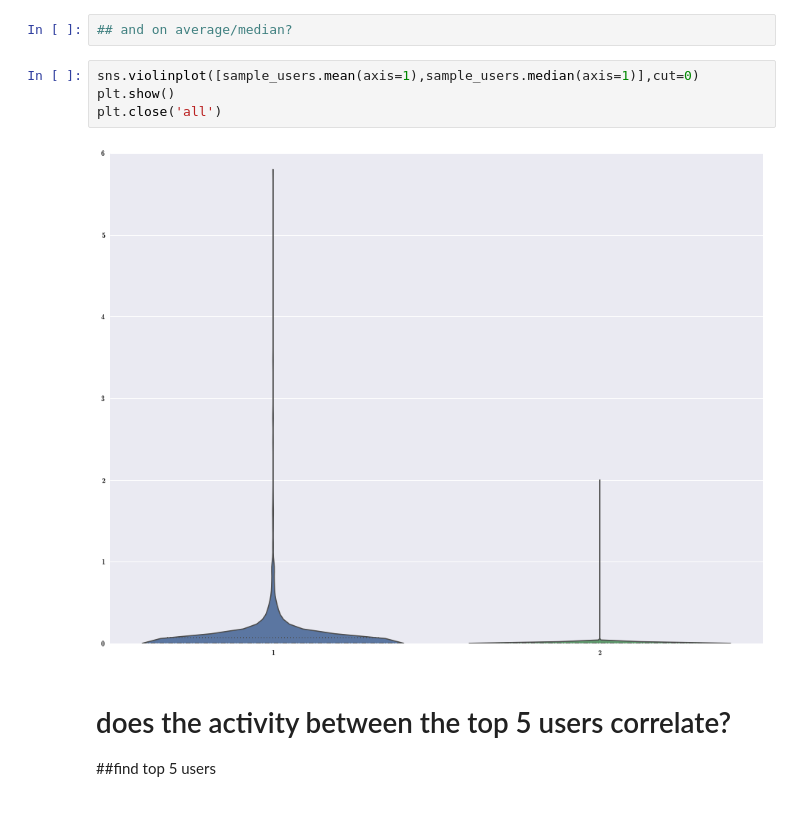
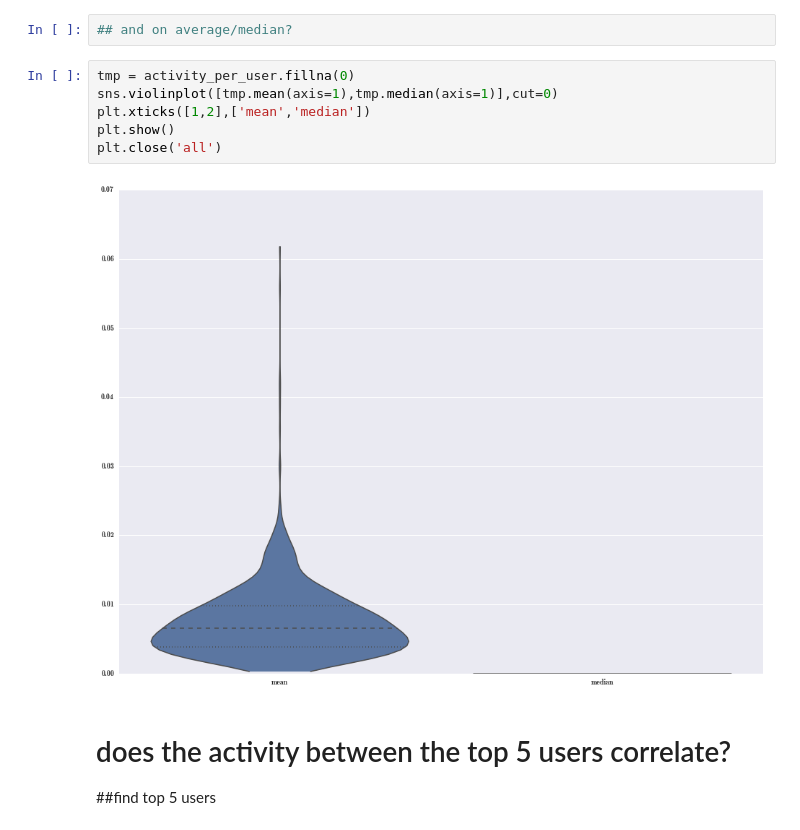
Before and after one commit to floriangeigl/pdgt, a Jupyter notebook: PandasGraphToolTutorial.ipynb, the cells around one changed output. Cells and saved outputs as stored; diff of their text form.

```diff
--- a/PandasGraphToolTutorial.ipynb
+++ b/PandasGraphToolTutorial.ipynb
@@ -292,11 +294,13 @@ sample_users.describe()
 # %%
 ## and on average/median?
 # %%
-sns.violinplot([sample_users.mean(axis=1),sample_users.median(axis=1)],cut=0)
+tmp = activity_per_user.fillna(0)
+sns.violinplot([tmp.mean(axis=1),tmp.median(axis=1)],cut=0)
+plt.xticks([1,2],['mean','median'])
 plt.show()
 plt.close('all')
 # %% [output]
-[figure, old version]
+[figure, new version]
 # %% [markdown]
 # does the activity between the top 5 users correlate?
 ##find top 5 users
```
Also changed, not shown: parts of 5 cells of this notebook.
